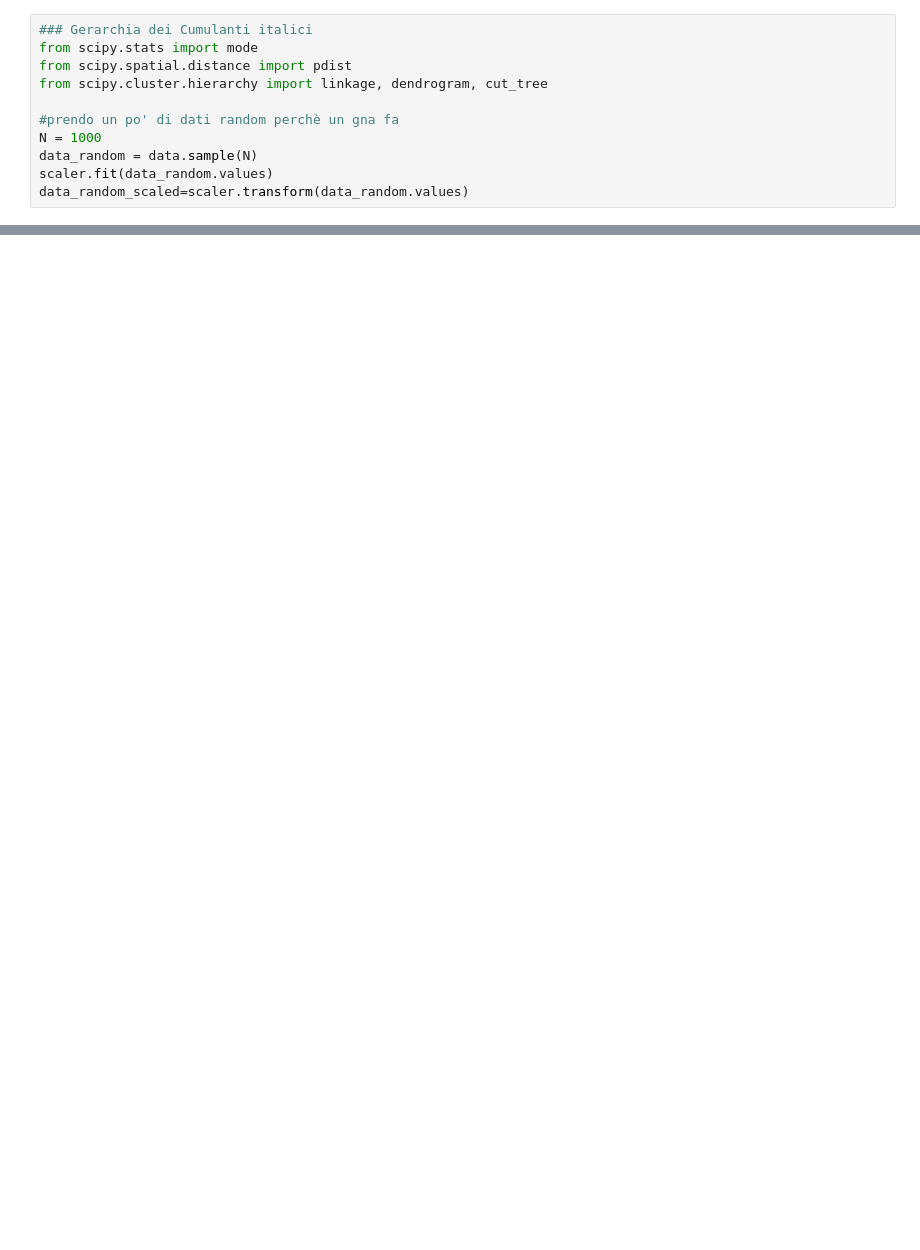
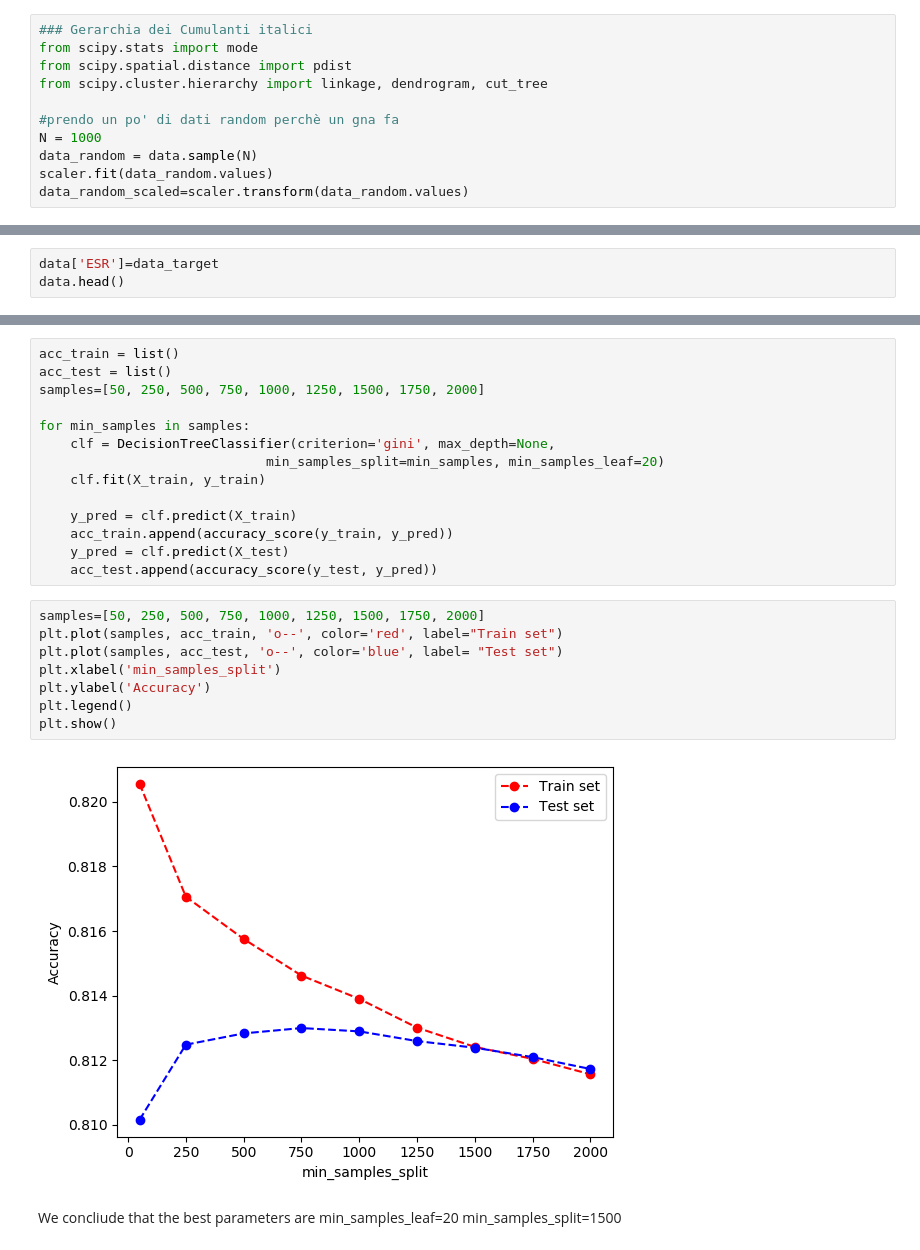
Before and after one commit to giocioc/IML-1, a Jupyter notebook: code/mainNotebook.ipynb, the cells around one changed output, grey strips where cells are left out. Cells and saved outputs as stored; diff of their text form; blank space fills up the shorter version.

```diff
--- a/code/mainNotebook.ipynb
+++ b/code/mainNotebook.ipynb
@@ -522,0 +516,3 @@ array([0, 1, 0, 0, 1, 1, 1, 0, 0, 1, 0, 1, 1, 1, 1, 1, 1, 0, 1, 1, 1, 1,
+# %%
+data['ESR']=data_target
+data.head()
@@ -522,0 +641,26 @@ array([0, 1, 0, 0, 1, 1, 1, 0, 0, 1, 0, 1, 1, 1, 1, 1, 1, 0, 1, 1, 1, 1,
+# %%
+acc_train = list()
+acc_test = list()
+samples=[50, 250, 500, 750, 1000, 1250, 1500, 1750, 2000]
+
+for min_samples in samples:
+    clf = DecisionTreeClassifier(criterion='gini', max_depth=None,
+                             min_samples_split=min_samples, min_samples_leaf=20)
+    clf.fit(X_train, y_train)
+
+    y_pred = clf.predict(X_train)
+    acc_train.append(accuracy_score(y_train, y_pred))
+    y_pred = clf.predict(X_test)
+    acc_test.append(accuracy_score(y_test, y_pred))
+# %%
+samples=[50, 250, 500, 750, 1000, 1250, 1500, 1750, 2000]
+plt.plot(samples, acc_train, 'o--', color='red', label="Train set")
+plt.plot(samples, acc_test, 'o--', color='blue', label= "Test set")
+plt.xlabel('min_samples_split')
+plt.ylabel('Accuracy')
+plt.legend()
+plt.show()
+# %% [output]
+[figure, added]
+# %% [markdown]
+We concliude that the best parameters are min_samples_leaf=20 min_samples_split=1500
```
Also changed, not shown: parts of 55 cells of this notebook.
